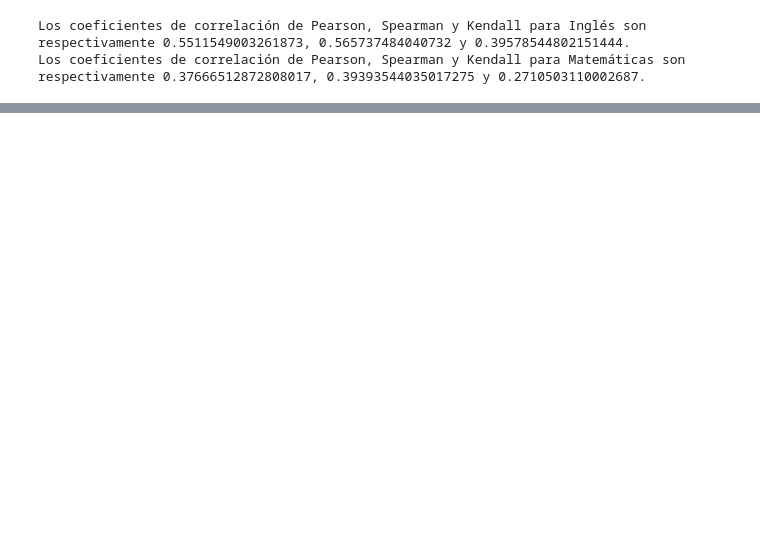
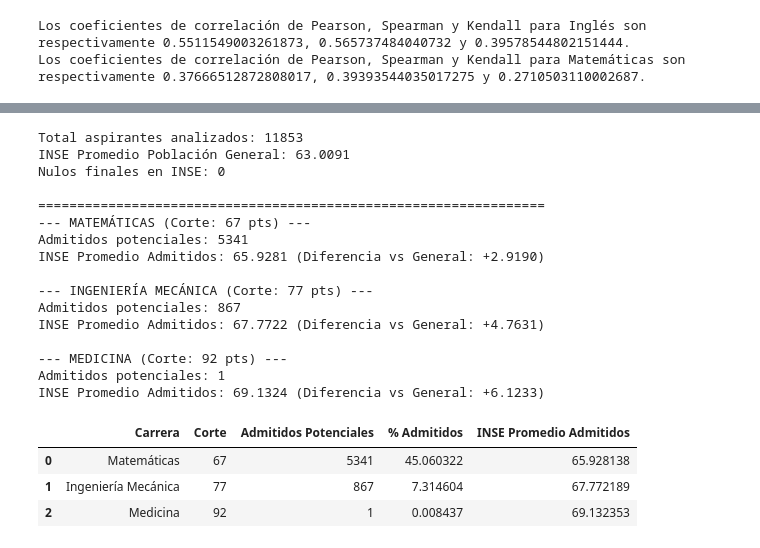
Before and after one commit to ArrozCon-Leche/SEGUNDA-TAREA, a Jupyter notebook: TAREA2.ipynb, the cells around one changed output, grey strips where cells are left out. Drawn from its saved outputs; the diff is of its cells as text; code cells hidden in the pictures; blank space fills up the shorter version.

```diff
--- a/TAREA2.ipynb
+++ b/TAREA2.ipynb
@@ -445,0 +401,12 @@ Evidencia una **correlación lineal positiva moderada-baja**. Muestra que las no
+# %%
+restriccion1 = ((datos_icfes['PUNT_LECTURA_CRITICA'] <= 50) & (datos_icfes['PUNT_MATEMATICAS'] <= 50) & (datos_icfes['PUNT_C_NATURALES'] <= 50) & (datos_icfes['PUNT_SOCIALES_CIUDADANAS'] <= 50) &
+    (datos_icfes['PUNT_INGLES'] <= 50))
+
+icfes_connan1 = datos_icfes[(datos_icfes['ESTU_INSE_INDIVIDUAL'].isna()) & restriccion1]
+
+X1_imp = sm.add_constant(icfes_connan1[variables])
+
+icfes_connan1['ESTU_INSE_INDIVIDUAL'] = modelo_completo.predict(X1_imp)
+
+print(f"Registros recuperados e imputados: {icfes_connan1.shape[0]}")
+print(icfes_connan1[['ESTU_INSE_INDIVIDUAL'] + variables].tail(60)) #Muestra máx 60 en la celda de rta sin mostrar ...
@@ -445,0 +453,60 @@ Evidencia una **correlación lineal positiva moderada-baja**. Muestra que las no
+# %%
+carreras = {"Matemáticas": {"pesos": {"PUNT_LECTURA_CRITICA": 0.20,"PUNT_MATEMATICAS": 0.50,"PUNT_SOCIALES_CIUDADANAS": 0.10,"PUNT_C_NATURALES": 0.10,"PUNT_INGLES": 0.10},"corte": 67},
+    "Ingeniería Mecánica": {"pesos": {"PUNT_LECTURA_CRITICA": 0.10,"PUNT_MATEMATICAS": 0.40,"PUNT_SOCIALES_CIUDADANAS": 0.10,"PUNT_C_NATURALES": 0.30,"PUNT_INGLES": 0.10},"corte": 77},
+    "Medicina": {"pesos": {"PUNT_LECTURA_CRITICA": 0.25,"PUNT_MATEMATICAS": 0.20,"PUNT_SOCIALES_CIUDADANAS": 0.15,"PUNT_C_NATURALES": 0.30,"PUNT_INGLES": 0.10},"corte": 92}}
+
+base_final = tabla_regresion.copy()
+variables = ["PUNT_LECTURA_CRITICA","PUNT_MATEMATICAS","PUNT_C_NATURALES","PUNT_SOCIALES_CIUDADANAS","PUNT_INGLES"]
+
+nulos_mask = base_final["ESTU_INSE_INDIVIDUAL"].isna()
+if nulos_mask.sum() > 0:
+    X_nan = sm.add_constant(base_final.loc[nulos_mask, variables])
+    base_final.loc[nulos_mask, "ESTU_INSE_INDIVIDUAL"] = modelo_completo.predict(X_nan)
+
+print(f"Total aspirantes analizados: {len(base_final)}")
+print(f"INSE Promedio Población General: {base_final['ESTU_INSE_INDIVIDUAL'].mean():.4f}")
+print(f"Nulos finales en INSE: {base_final['ESTU_INSE_INDIVIDUAL'].isna().sum()}\n")
+print("=" * 65)
+
+resultados_carreras = []
+
+for nombre_carrera, config in carreras.items():
+    pesos = config["pesos"]
+    corte = config["corte"]
+    col_puntaje = f"PUNTAJE_{nombre_carrera.replace(' ', '_').upper()}"
+
+    base_final[col_puntaje] = (base_final["PUNT_LECTURA_CRITICA"] * pesos["PUNT_LECTURA_CRITICA"] + base_final["PUNT_MATEMATICAS"] * pesos["PUNT_MATEMATICAS"] + base_final["PUNT_SOCIALES_CIUDADANAS"]
+        * pesos["PUNT_SOCIALES_CIUDADANAS"] + base_final["PUNT_C_NATURALES"] * pesos["PUNT_C_NATURALES"] + base_final["PUNT_INGLES"] * pesos["PUNT_INGLES"])
+
+    admitidos = base_final[base_final[col_puntaje] >= corte].copy()
+    inse_promedio_admitidos = admitidos["ESTU_INSE_INDIVIDUAL"].mean()
+    resultados_carreras.append({"Carrera": nombre_carrera,"Corte": corte,"Admitidos Potenciales": len(admitidos),"% Admitidos": (len(admitidos) / len(base_final)) * 100,
+            "INSE Promedio Admitidos": inse_promedio_admitidos})
+
+    print(f"--- {nombre_carrera.upper()} (Corte: {corte} pts) ---")
+    print(f"Admitidos potenciales: {len(admitidos)}")
+    print(f"INSE Promedio Admitidos: {inse_promedio_admitidos:.4f} (Diferencia vs General: {inse_promedio_admitidos - base_final['ESTU_INSE_INDIVIDUAL'].mean():+.4f})\n")
+
+df_resumen_carreras = pd.DataFrame(resultados_carreras)
+display(df_resumen_carreras)
+# %% [output]
+Total aspirantes analizados: 11853
+INSE Promedio Población General: 63.0091
+Nulos finales en INSE: 0
+
+=================================================================
+--- MATEMÁTICAS (Corte: 67 pts) ---
+Admitidos potenciales: 5341
+INSE Promedio Admitidos: 65.9281 (Diferencia vs General: +2.9190)
+
+--- INGENIERÍA MECÁNICA (Corte: 77 pts) ---
+Admitidos potenciales: 867
+INSE Promedio Admitidos: 67.7722 (Diferencia vs General: +4.7631)
+
+--- MEDICINA (Corte: 92 pts) ---
+Admitidos potenciales: 1
+INSE Promedio Admitidos: 69.1324 (Diferencia vs General: +6.1233)
+|  | Carrera | Corte | Admitidos Potenciales | % Admitidos | INSE Promedio Admitidos |
+| 0 | Matemáticas | 67 | 5341 | 45.060322 | 65.928138 |
+| 1 | Ingeniería Mecánica | 77 | 867 | 7.314604 | 67.772189 |
+| 2 | Medicina | 92 | 1 | 0.008437 | 69.132353 |
```
Also changed, not shown: parts of 34 cells of this notebook.
